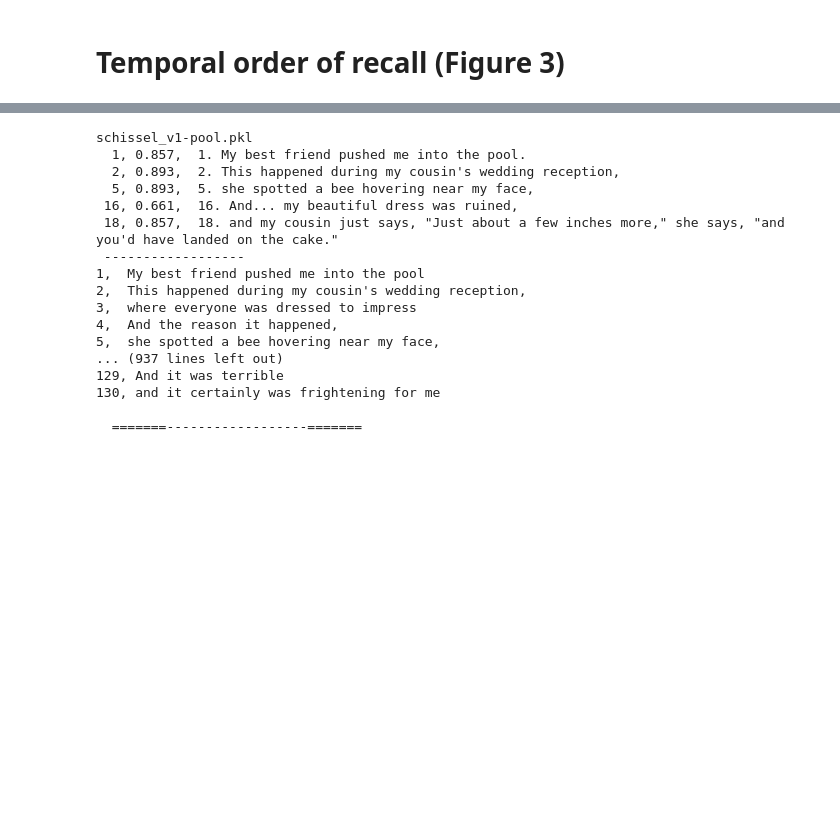
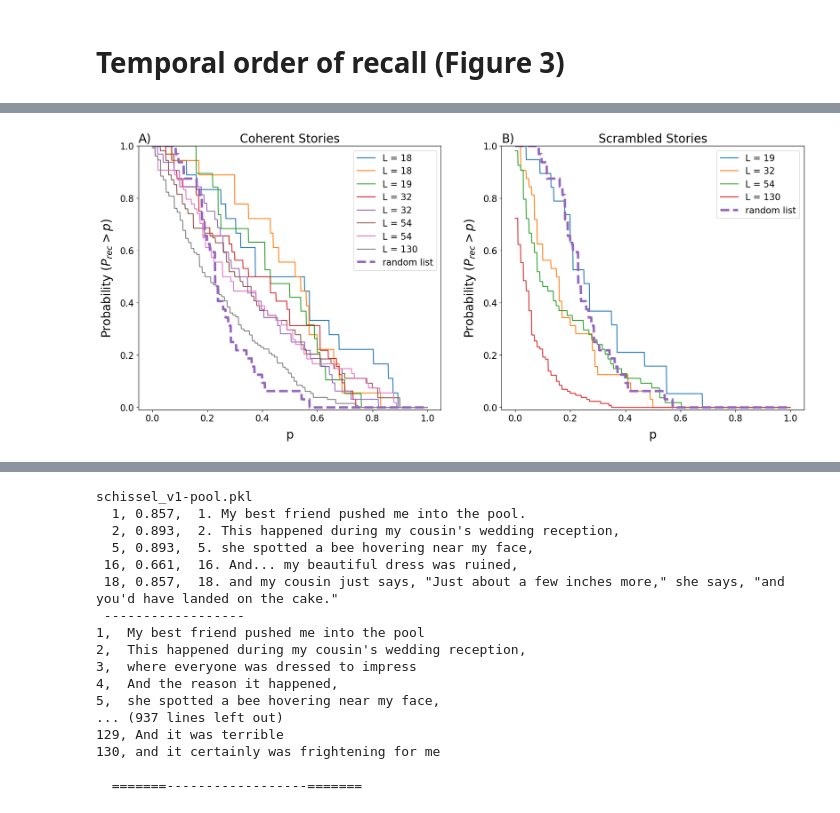
Before and after one commit to mkatkov/llm-narrative-analysis, a Jupyter notebook: paper_figures.ipynb, the cells around one changed output, grey strips where cells are left out. Drawn from its saved outputs; the diff is of its cells as text; code cells hidden in the pictures; blank space fills up the shorter version.

```diff
--- a/paper_figures.ipynb
+++ b/paper_figures.ipynb
@@ -956,0 +1335,9 @@ UnpicklingError: invalid load key, '\x00'.
+# %%
+x = np.array([i for i in range(1000)])/1000
+
+def cum_dist(p,x):
+    c_dist = []
+    for i in range(len(x)):
+        c_dist +=[np.sum(1.*(p>x[i]))/len(p)]
+
+    return c_dist
@@ -956,0 +1365,70 @@ UnpicklingError: invalid load key, '\x00'.
+# %%
+p1 = 0;
+p2 = 1;
+
+
+num_plots = len(include_set) + 1
+#fig, ax = plt.subplots(1,num_plots,figsize=(51,8))#
+fig, ax = plt.subplots(1,2,figsize=(20,8))#
+
+for f in include_set:
+    prec = prec_dict[f]
+    #ax[p1].plot(np.array(range(len(Prec_list[ids]))),np.sort(Prec_list[ids])[::-1],'-',label = 'L = '+str(len(Prec_list[ids])))
+
+    ax[p1].plot(x,cum_dist(prec,x),'-',label = 'L = '+str(len(prec)))
+    #plt.plot(np.sort(Prec_list[ids])[::-1],'-o',label = story_name[ids])
+    #ax[i].plot(word_data['serial_position_curve'],'--',color = 'red')
+
+#colormap = plt.cm.gist_ncar #nipy_spectral, Set1,Paired
+#colors = [colormap(len(Prec_list[arg_include[i]])) for i in np.linspace(0, .6,len(ax[p1].lines))]
+#for i,j in enumerate(ax[p1].lines):
+#    j.set_color(colors[i])
+
+
+
+
+
+for f in scram_set:
+    prec= prec_dict[f]
+    ax[p2].plot(x,cum_dist(prec,x),'-',label = 'L = '+str(len(prec)))
+    #plt.plot(np.sort(Prec_list[ids])[::-1],'-o',label = story_name[ids])
+    #ax[i].plot(word_data['serial_position_curve'],'--',color = 'red')
+
+#ax[p1].plot(np.array(range(len(word_data['serial_position_curve']))),np.sort(word_data['serial_position_curve'])[::-1],'--',color = 'tab:purple',linewidth = 4,label= 'random list')
+ax[p1].plot(x,cum_dist(word_data['serial_position_curve'],x),'--',color = 'tab:purple',linewidth = 4,label= 'random list')
+
+ax[p2].plot(x,cum_dist(word_data['serial_position_curve'],x),'--',color = 'tab:purple',linewidth = 4,label= 'random list')
+
+
+#ax[p2].plot(np.array(range(len(word_data['serial_position_curve'])))/len(word_data['serial_position_curve']),np.sort(word_data['serial_position_curve'])[::-1],'--',color = 'tab:purple',linewidth = 4,label= 'random list')
+
+ax[p1].set_xlabel('p',labelpad = 10,fontsize = 20)
+ax[p2].set_xlabel('p',labelpad = 10,fontsize = 20)
+
+ax[p1].set_ylabel('Probability $(P_{rec} > p)$',labelpad = 10,fontsize = 20)
+ax[p2].set_ylabel('Probability $(P_{rec} > p)$',labelpad = 10,fontsize = 20)
+
+ax[p1].set_title('Coherent Stories',fontsize = 20)
+ax[p2].set_title('Scrambled Stories',fontsize = 20)
+
+#ax[p1].legend(loc=2)
+ax[p1].legend(fontsize = 15)
+ax[p2].legend(fontsize = 15)
+
+
+ax[p1].set_ylim([-.01,1])
+ax[p2].set_ylim([-0.01,1])
+
+
+ax[p1].tick_params(axis='both', which='major', labelsize=15)
+ax[p2].tick_params(axis='both', which='major', labelsize=15)
+
+ax[p1].set_title('A)',  loc='left', fontsize=20)
+ax[p2].set_title('B)',  loc='left', fontsize=20)
+
+
+plt.savefig('figs/cumulative-probability-prec.pdf',bbox_inches='tight')
+
+plt.show()
+# %% [output]
+[figure, added]
```
Also changed, not shown: parts of 28 cells of this notebook, 2 other files.
